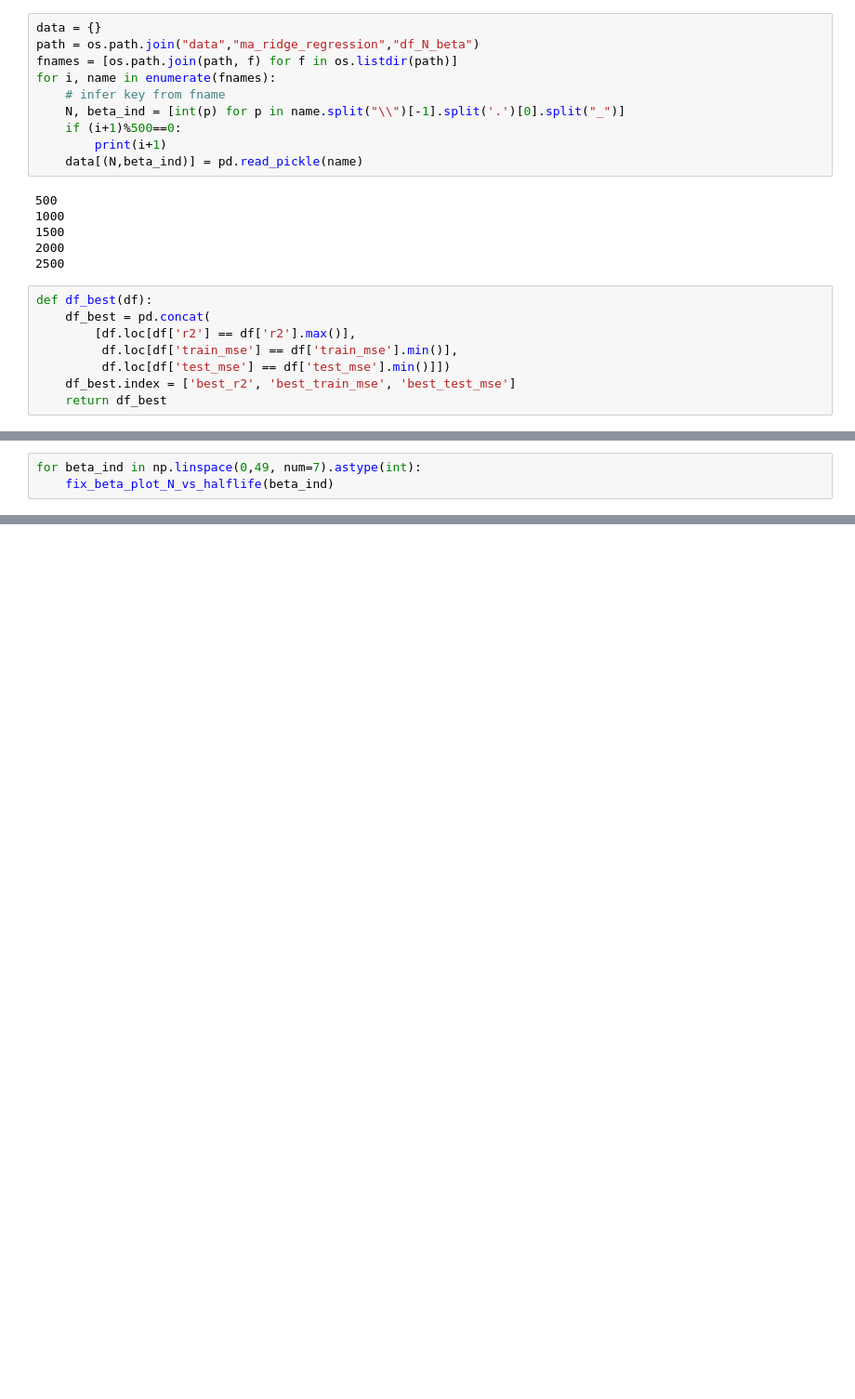
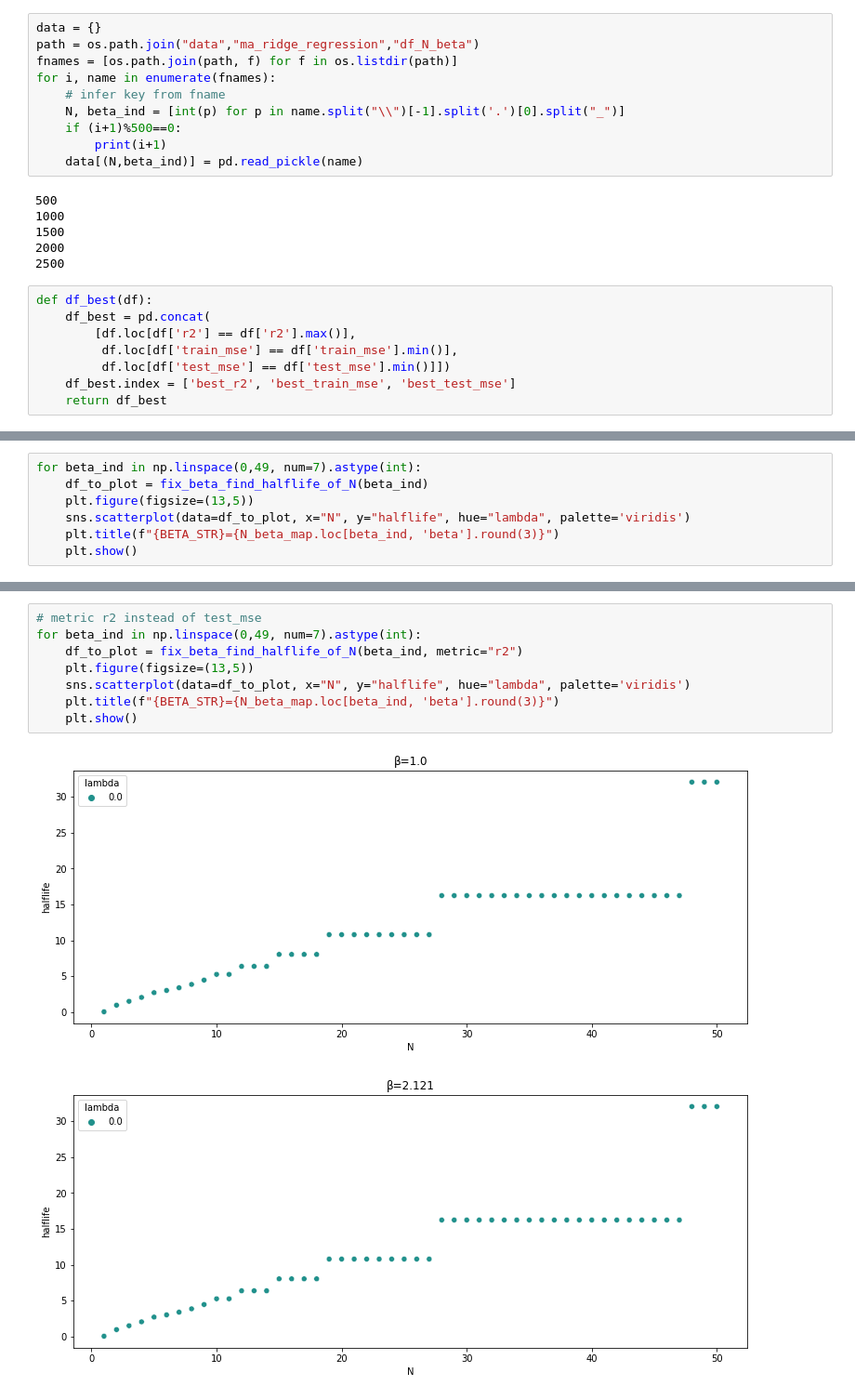
Before and after one commit to yuvfried/seminar-workshop, a Jupyter notebook: notebooks/Halflife_vs_N.ipynb, the cells around one changed output, grey strips where cells are left out. Shown at 93% size. Cells and saved outputs as stored; diff of their text form; blank space fills up the shorter version.

```diff
--- a/notebooks/Halflife_vs_N.ipynb
+++ b/notebooks/Halflife_vs_N.ipynb
@@ -161,3 +157,0 @@ def fix_beta_plot_N_vs_halflife(beta_ind):
-# %%
-for beta_ind in np.linspace(0,49, num=7).astype(int):
-    fix_beta_plot_N_vs_halflife(beta_ind)
@@ -171,0 +158,7 @@ for beta_ind in np.linspace(0,49, num=7).astype(int):
+# %%
+for beta_ind in np.linspace(0,49, num=7).astype(int):
+    df_to_plot = fix_beta_find_halflife_of_N(beta_ind)
+    plt.figure(figsize=(13,5))
+    sns.scatterplot(data=df_to_plot, x="N", y="halflife", hue="lambda", palette='viridis')
+    plt.title(f"{BETA_STR}={N_beta_map.loc[beta_ind, 'beta'].round(3)}")
+    plt.show()
@@ -171,0 +183,11 @@ for beta_ind in np.linspace(0,49, num=7).astype(int):
+# %%
+# metric r2 instead of test_mse
+for beta_ind in np.linspace(0,49, num=7).astype(int):
+    df_to_plot = fix_beta_find_halflife_of_N(beta_ind, metric="r2")
+    plt.figure(figsize=(13,5))
+    sns.scatterplot(data=df_to_plot, x="N", y="halflife", hue="lambda", palette='viridis')
+    plt.title(f"{BETA_STR}={N_beta_map.loc[beta_ind, 'beta'].round(3)}")
+    plt.show()
+# %% [output]
+[figure, added]
+[figure, added]
```
Also changed, not shown: parts of 6 cells of this notebook.
